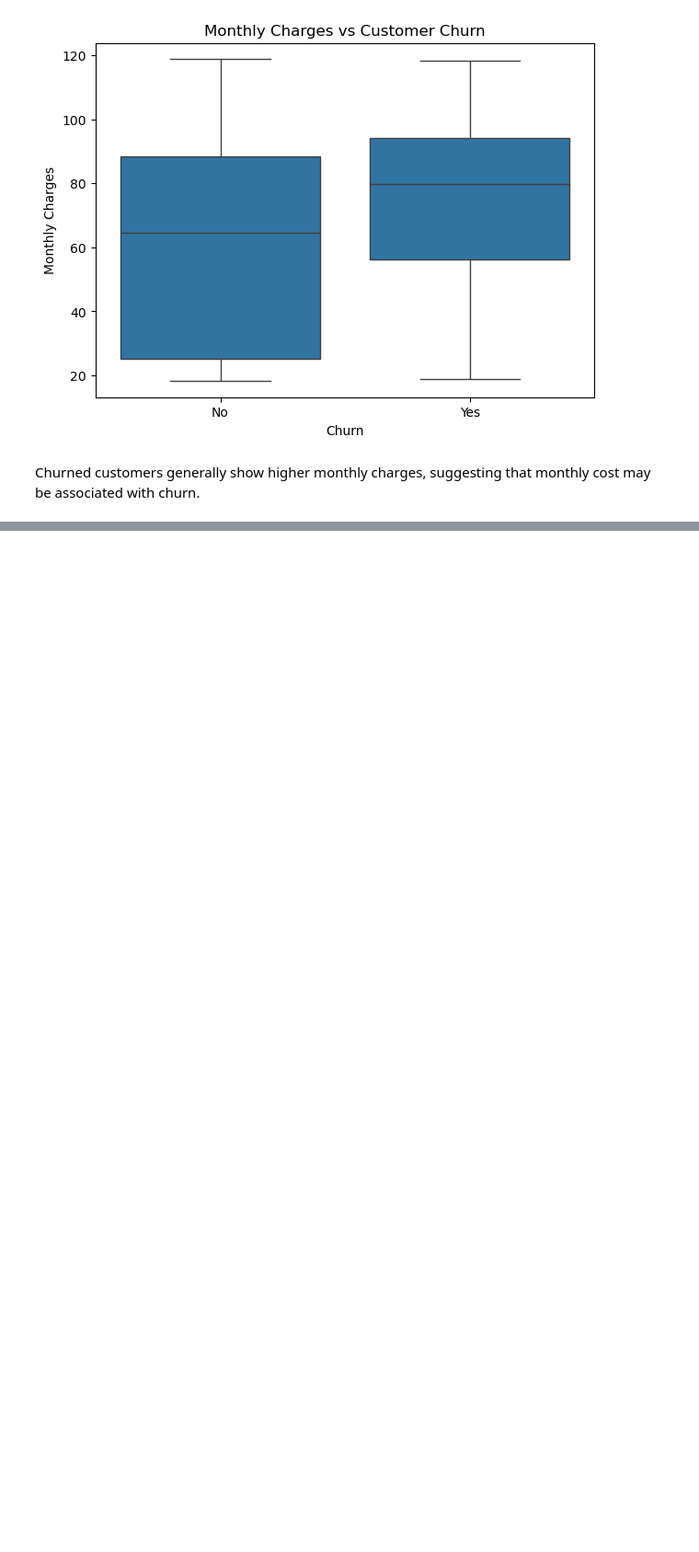
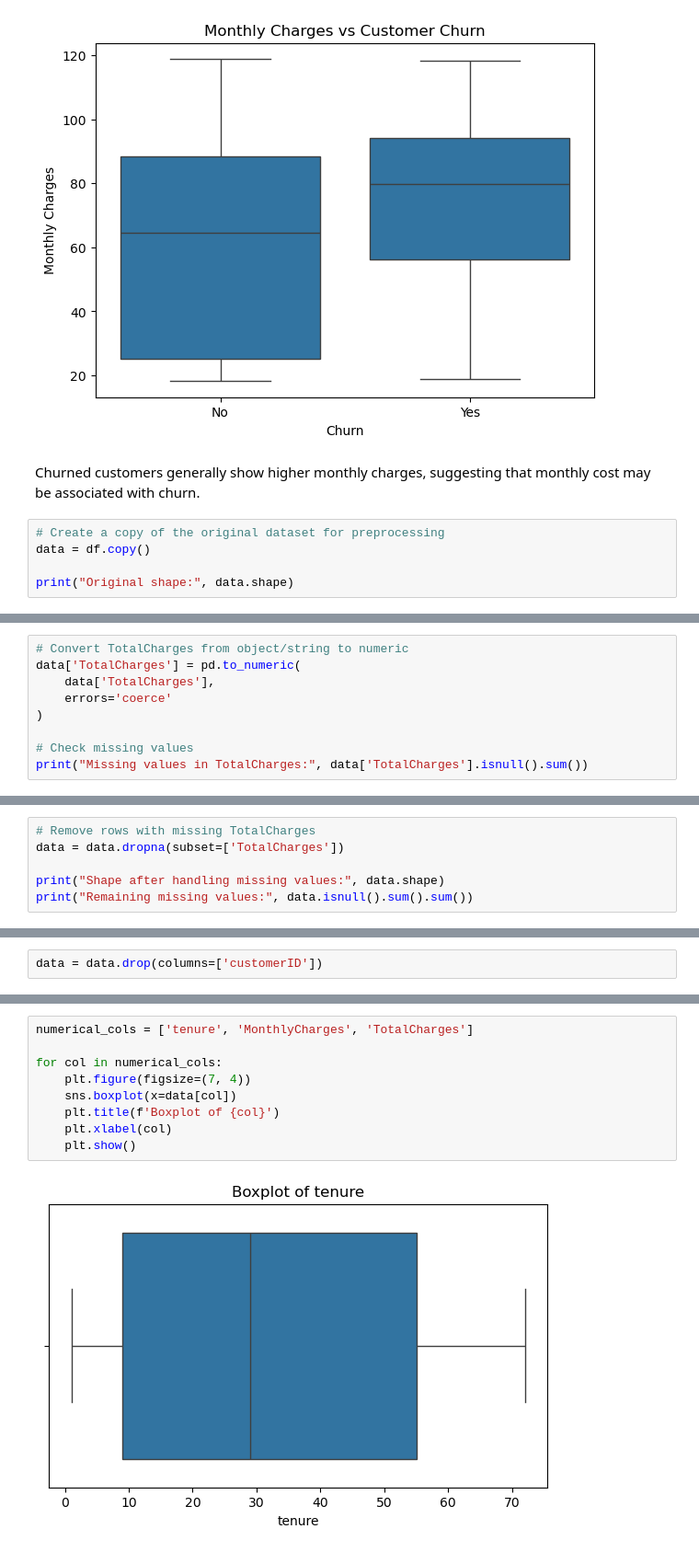
Before and after one commit to Anuja1307/ML_Capstone_Project, a Jupyter notebook: notebooks/Classification.ipynb, the cells around one changed output, grey strips where cells are left out. Shown at 92% size. Drawn from its saved outputs; the diff is of its cells as text; blank space fills up the shorter version.

Commit message:
Preprocessing and feature engineering

```diff
--- a/notebooks/Classification.ipynb
+++ b/notebooks/Classification.ipynb
@@ -252,3 +254,8 @@ plt.show()
 [figure]
 # %% [markdown]
 Churned customers generally show higher monthly charges, suggesting that monthly cost may be associated with churn.
+# %%
+# Create a copy of the original dataset for preprocessing
+data = df.copy()
+
+print("Original shape:", data.shape)
@@ -254,0 +278,9 @@ Churned customers generally show higher monthly charges, suggesting that monthly
+# %%
+# Convert TotalCharges from object/string to numeric
+data['TotalCharges'] = pd.to_numeric(
+    data['TotalCharges'],
+    errors='coerce'
+)
+
+# Check missing values
+print("Missing values in TotalCharges:", data['TotalCharges'].isnull().sum())
@@ -254,0 +289,6 @@ Churned customers generally show higher monthly charges, suggesting that monthly
+# %%
+# Remove rows with missing TotalCharges
+data = data.dropna(subset=['TotalCharges'])
+
+print("Shape after handling missing values:", data.shape)
+print("Remaining missing values:", data.isnull().sum().sum())
@@ -254,0 +305,2 @@ Churned customers generally show higher monthly charges, suggesting that monthly
+# %%
+data = data.drop(columns=['customerID'])
@@ -254,0 +312,11 @@ Churned customers generally show higher monthly charges, suggesting that monthly
+# %%
+numerical_cols = ['tenure', 'MonthlyCharges', 'TotalCharges']
+
+for col in numerical_cols:
+    plt.figure(figsize=(7, 4))
+    sns.boxplot(x=data[col])
+    plt.title(f'Boxplot of {col}')
+    plt.xlabel(col)
+    plt.show()
+# %% [output]
+[figure, added]
```
Also changed, not shown: parts of 31 cells of this notebook, 1 other file.
